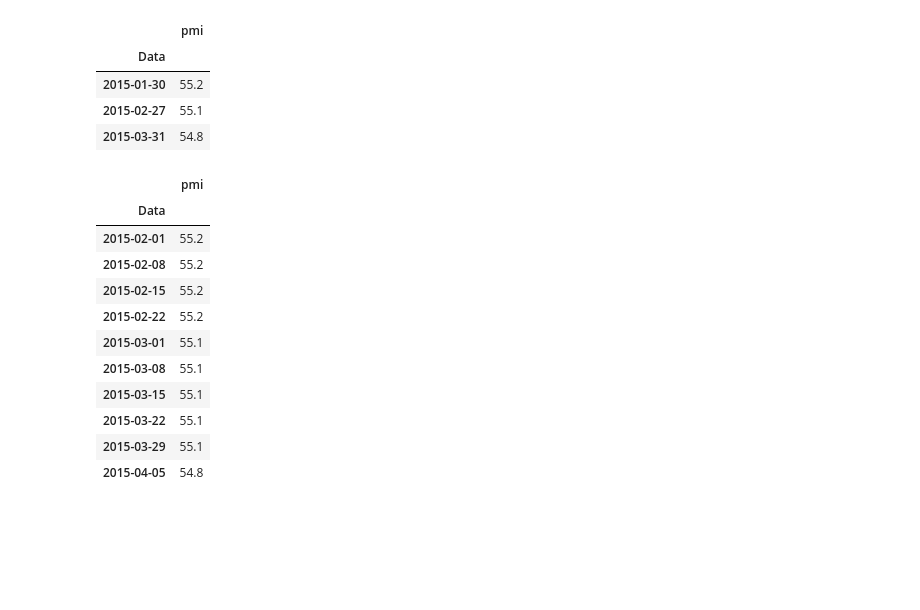
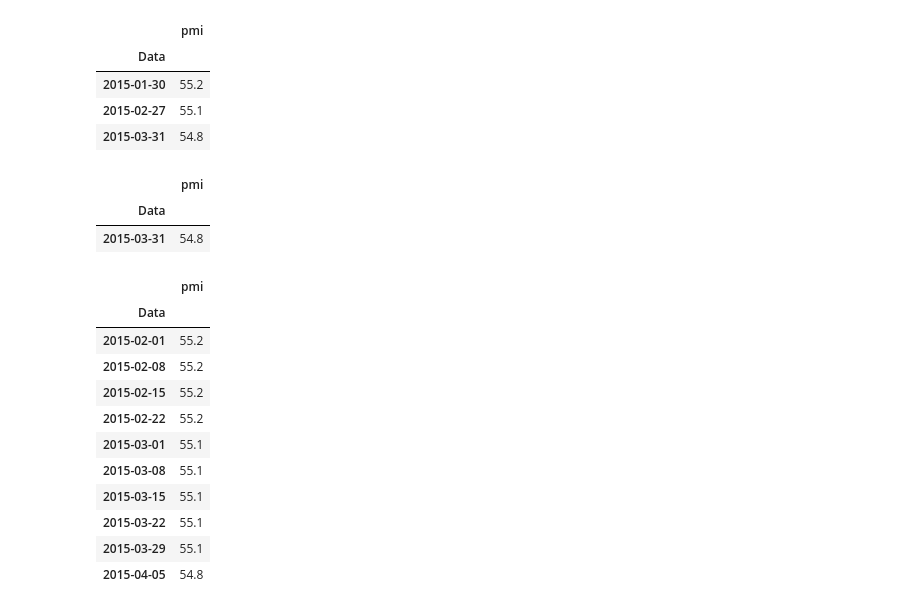
Before and after one commit to grechut/first-steps-with-pandas, a Jupyter notebook: first-steps-with-pandas.ipynb, the cells around one changed output. Cells and saved outputs as stored; diff of their text form; code cells hidden in the pictures; blank space fills up the shorter version.

```diff
--- a/first-steps-with-pandas.ipynb
+++ b/first-steps-with-pandas.ipynb
@@ -1096,6 +1099,12 @@ pmi[:"2015-03"]
 | 2015-01-30 | 55.2 |
 | 2015-02-27 | 55.1 |
 | 2015-03-31 | 54.8 |
+# %%
+pmi["2015-03"]
+# %% [output]
+|  | pmi |
+| Data |  |
+| 2015-03-31 | 54.8 |
 # %%
 pmi.resample('1W').ffill().head(10)
 # %% [output]
```
Also changed, not shown: parts of 6 cells of this notebook.
